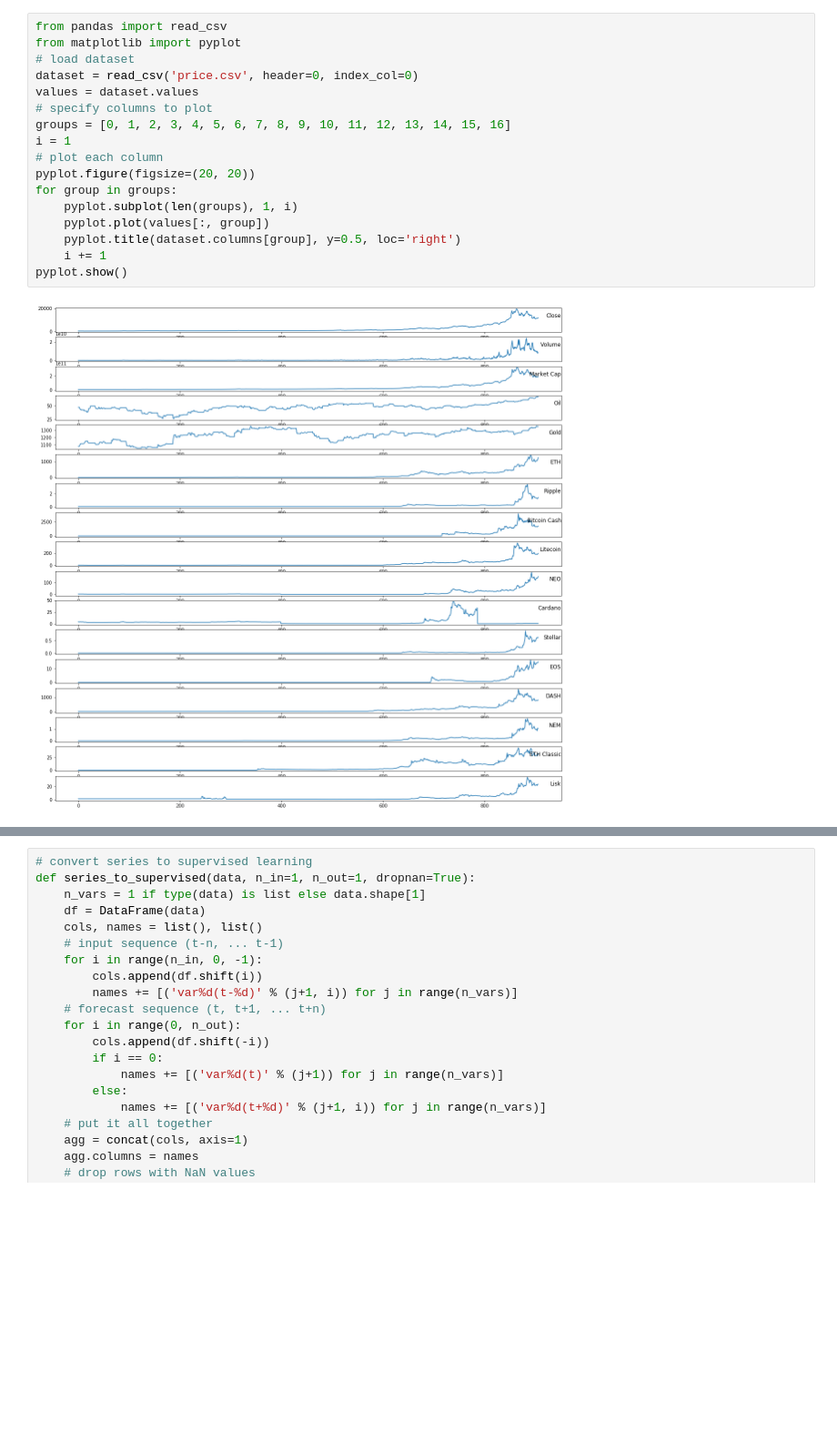
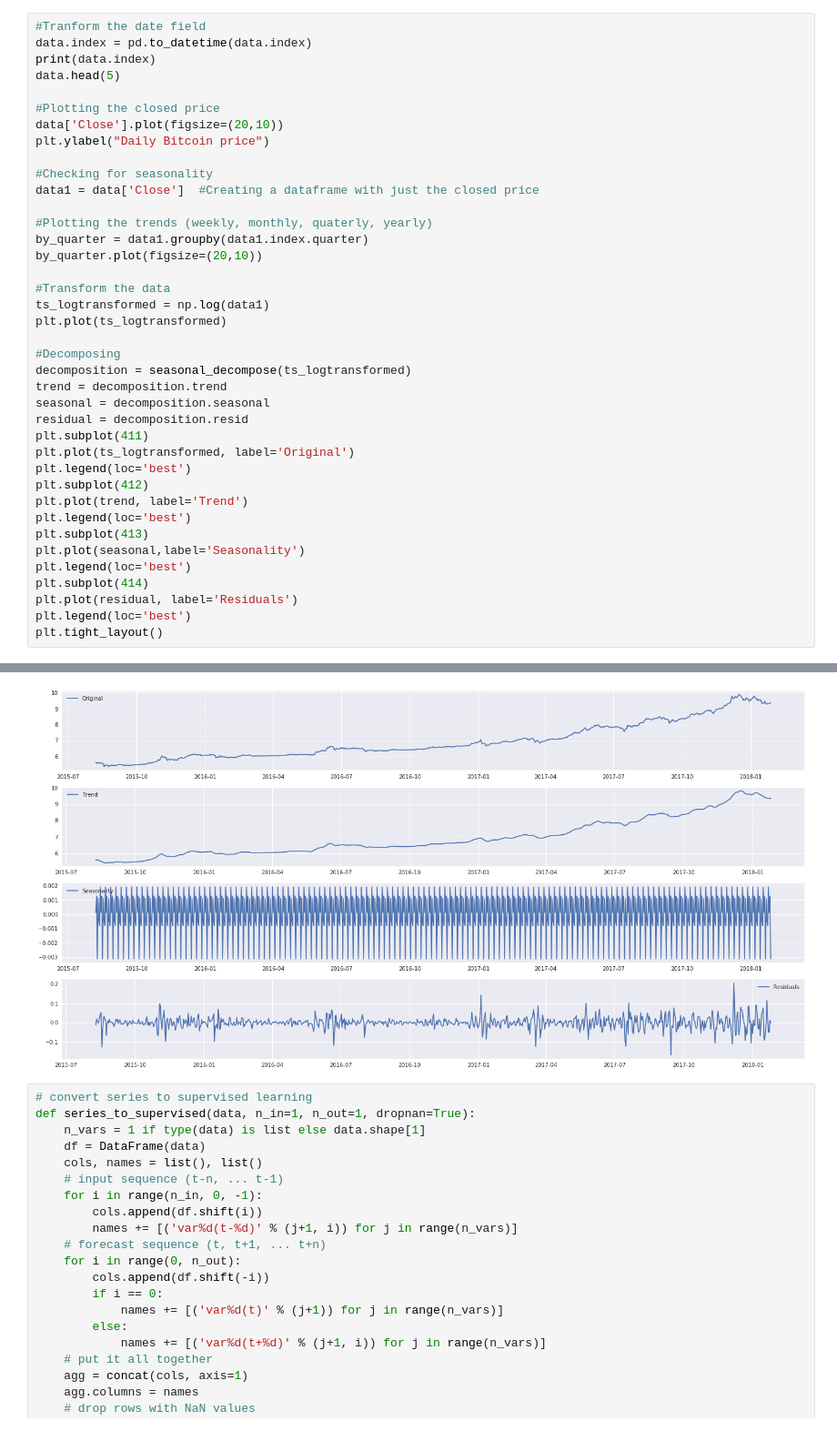
Before and after one commit to TrungAnh1812/essay, a Jupyter notebook: Untitled1.ipynb, the cells around one changed output, grey strips where cells are left out. Shown: that part at 91% size. Saved outputs shown, nothing was run; the diff lists cells and outputs as text; blank space fills up the shorter version.

```diff
--- a/Untitled1.ipynb
+++ b/Untitled1.ipynb
@@ -44,19 +40,40 @@ Aug 11, 2015  0.002398  3.16  0.000135     0.000135   1.0
-# %%
-from pandas import read_csv
-from matplotlib import pyplot
-# load dataset
-dataset = read_csv('price.csv', header=0, index_col=0)
-values = dataset.values
-# specify columns to plot
-groups = [0, 1, 2, 3, 4, 5, 6, 7, 8, 9, 10, 11, 12, 13, 14, 15, 16]
-i = 1
-# plot each column
-pyplot.figure(figsize=(20, 20))
-for group in groups:
-	pyplot.subplot(len(groups), 1, i)
-	pyplot.plot(values[:, group])
-	pyplot.title(dataset.columns[group], y=0.5, loc='right')
-	i += 1
-pyplot.show()
-# %% [output]
-[figure, removed]
+# %%
+#Tranform the date field
+data.index = pd.to_datetime(data.index)
+print(data.index)
+data.head(5)
+
+#Plotting the closed price
+data['Close'].plot(figsize=(20,10))
+plt.ylabel("Daily Bitcoin price")
+
+#Checking for seasonality
+data1 = data['Close']  #Creating a dataframe with just the closed price
+
+#Plotting the trends (weekly, monthly, quaterly, yearly)
+by_quarter = data1.groupby(data1.index.quarter)
+by_quarter.plot(figsize=(20,10))
+
+#Transform the data
+ts_logtransformed = np.log(data1)
+plt.plot(ts_logtransformed)
+
+#Decomposing
+decomposition = seasonal_decompose(ts_logtransformed)
+trend = decomposition.trend
+seasonal = decomposition.seasonal
+residual = decomposition.resid
+plt.subplot(411)
+plt.plot(ts_logtransformed, label='Original')
+plt.legend(loc='best')
+plt.subplot(412)
+plt.plot(trend, label='Trend')
+plt.legend(loc='best')
+plt.subplot(413)
+plt.plot(seasonal,label='Seasonality')
+plt.legend(loc='best')
+plt.subplot(414)
+plt.plot(residual, label='Residuals')
+plt.legend(loc='best')
+plt.tight_layout()
+# %% [output]
@@ -63,3 +88,4 @@ pyplot.show()
+[figure, added]
 # %%
 # convert series to supervised learning
 def series_to_supervised(data, n_in=1, n_out=1, dropnan=True):
```
Also changed, not shown: parts of 19 cells of this notebook, 2 other files.
